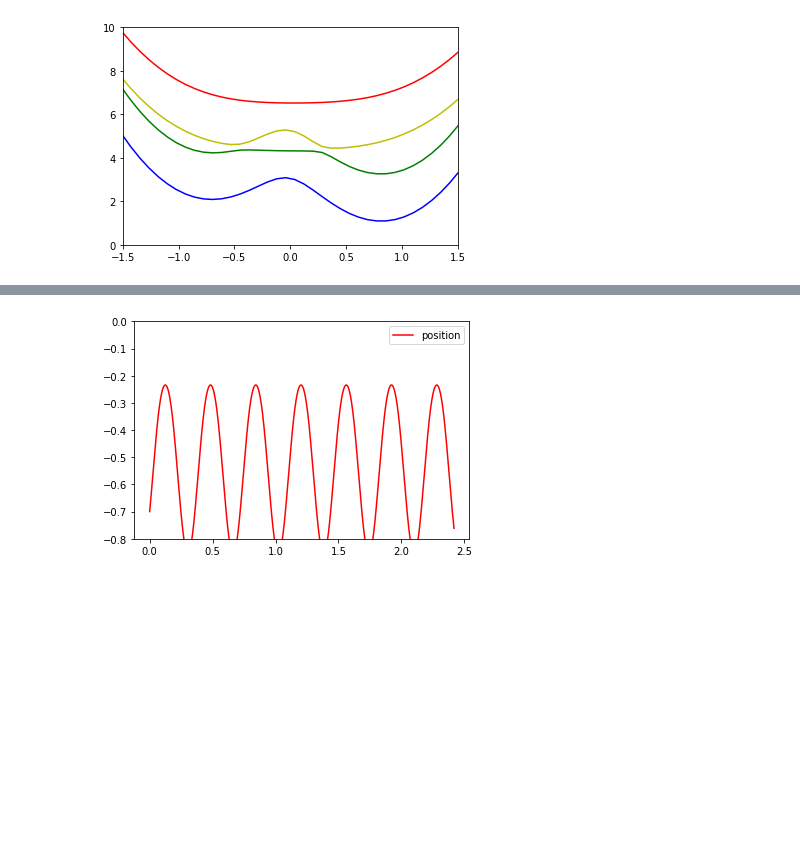
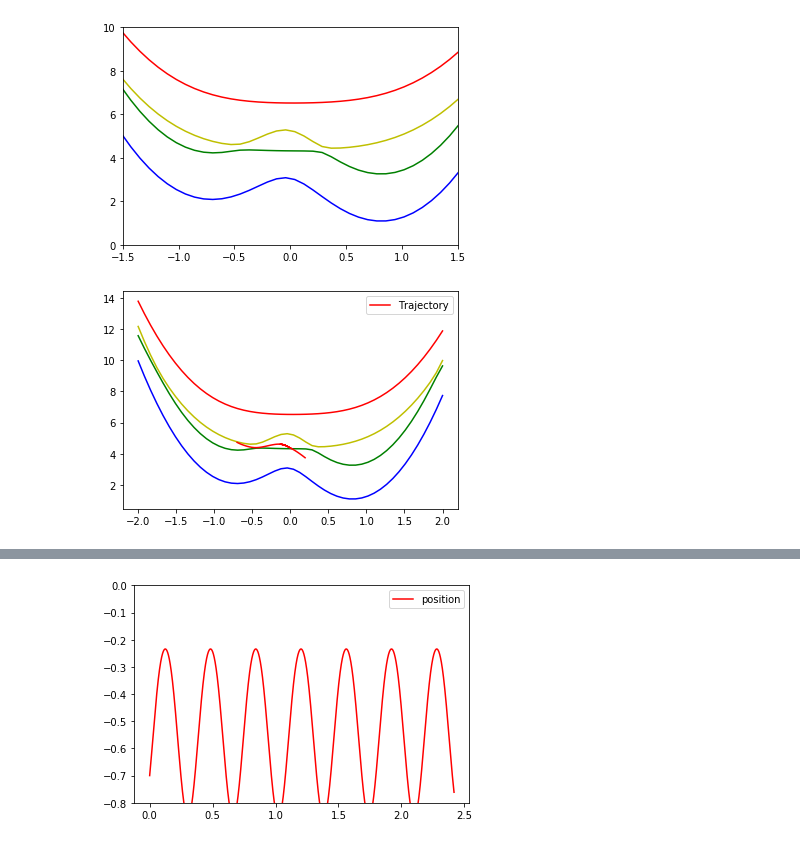
Before and after one commit to FoleyLab/PyCQED, a Jupyter notebook: Polariton_Hamiltonian.ipynb, the cells around one changed output, grey strips where cells are left out. Drawn from its saved outputs; the diff is of its cells as text; code cells hidden in the pictures; blank space fills up the shorter version.

```diff
--- a/Polariton_Hamiltonian.ipynb
+++ b/Polariton_Hamiltonian.ipynb
@@ -236,11 +236,11 @@ def VelocityVerlet(g_spline, e_spline, p_g, p_e, mass, r_curr, v_curr, dt):
     ### return a list with new position and velocity
     return [r_fut, v_fut]
 # %%
-gam_diss_np = 0.01
-gam_deph_np = 0.0001
+gam_diss_np = 0.00001
+gam_deph_np = 0.00001
 
-gam_diss_m = 0.0012
-gam_deph = 0.0001
+gam_diss_m = 0.00001
+gam_deph = 0.00001
 
 en_hnp = 0.075
 en_mol = 0.075
@@ -609,3 +602,42 @@ plt.ylim(0,10)
 plt.show()
 # %% [output]
 [figure]
+# %%
+dt = 0.75
+N_time = 10000
+time = np.zeros(N_time)
+v_of_t = np.zeros(N_time)
+r_of_t = np.zeros(N_time)
+e_of_t = np.zeros(N_time)
+ri = -0.7
+vi = 0.0001282*1.5
+dr = 0.1
+### density matrix
+D = np.zeros((4,4),dtype=complex)
+D[2,2] = 1.+0j
+### Hamiltonian matrix
+for i in range(0,N_time):
+    #### Update nuclear coordinate first
+    time[i] = i*dt
+    res = Erhenfest(ri, vi, M, D, Hp, Hep, He, gamma, gam_deph, dr, dt)
+    #res = VelocityVerlet(Fg_spline, Fe_spline, np.real(D[0,0]), np.real(D[1,1]), M, ri, vi, dt)
+    ri = res[0]
+    vi = res[1]
+    r_of_t[i] = ri
+    v_of_t[i] = vi
+    D = res[2]
+    Htot = H_e(He, ri) + Hp + Hep
+    e_of_t[i] = TrHD(Htot, D)
+
+
+#plt.plot(rlist, Eg_spline(rlist), 'b--', label='|g> Spline')
+#plt.plot(rlist, Ee_spline(rlist), 'g--', label='|e> Spline')
+plt.plot(rlist, 27.211*PPES[:,0], 'b')
+plt.plot(rlist, 27.211*PPES[:,1], 'g')
+plt.plot(rlist, 27.211*PPES[:,2], 'y')
+plt.plot(rlist, 27.211*PPES[:,3], 'r')
+plt.plot(r_of_t, 27.211*e_of_t, 'red', label='Trajectory')
+plt.legend()
+plt.show()
+# %% [output]
+[figure, added]
```
Also changed, not shown: parts of 4 cells of this notebook.
